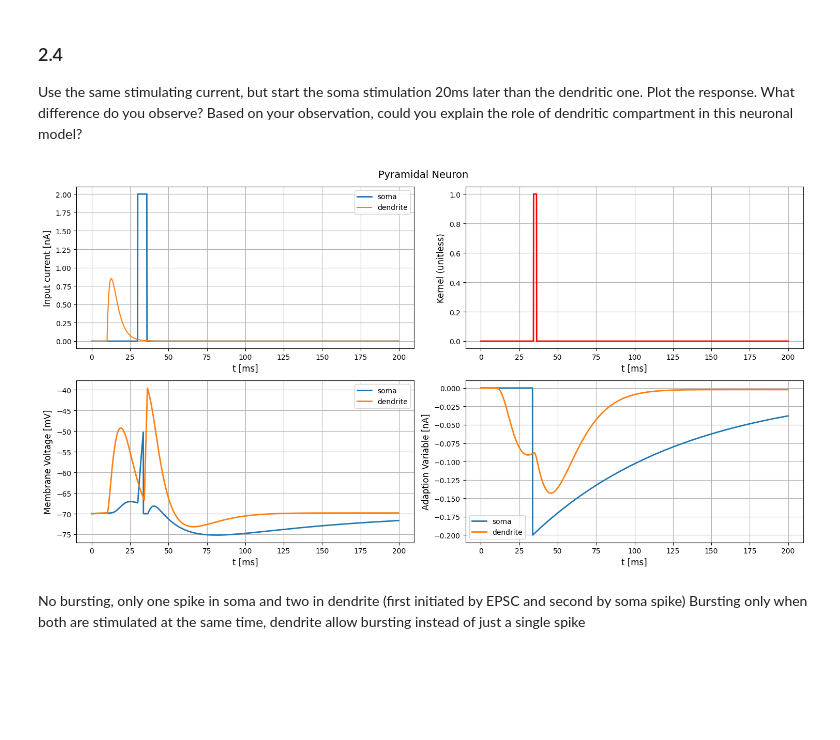
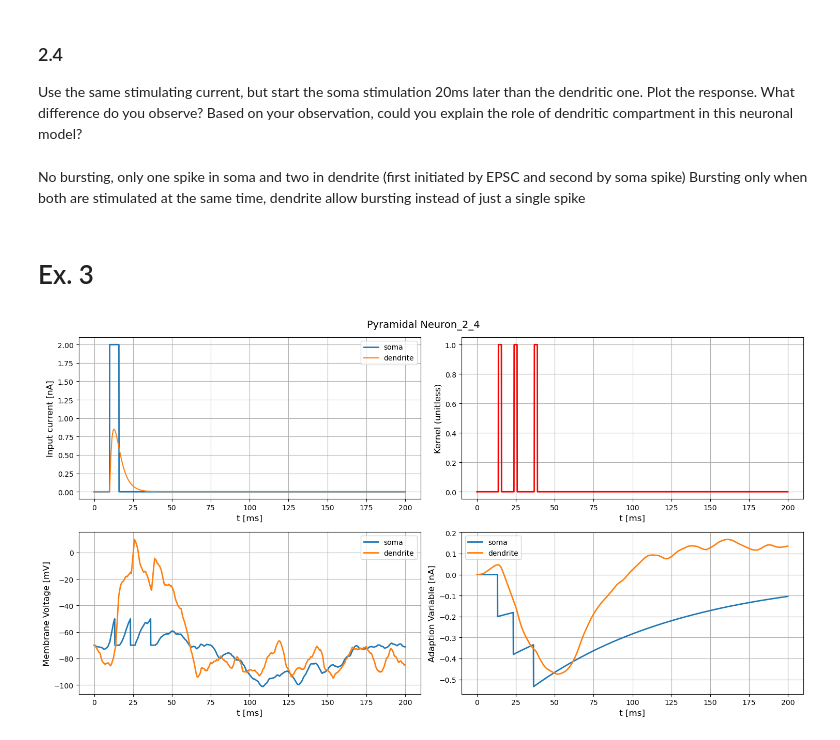
Before and after one commit to lniederhauser/neuronal_dynamics_miniproject, a Jupyter notebook: main.ipynb, the cells around one changed output. Cells and saved outputs as stored; diff of their text form; code cells hidden in the pictures; blank space fills up the shorter version.

Commit message:
implemented noise

```diff
--- a/main.ipynb
+++ b/main.ipynb
@@ -252,9 +217,48 @@ Use the same stimulating current, but start the soma stimulation 20ms later than
 # %%
 current_soma = input_factory.get_step_current(t_start=30, t_end=35, unit_time=b2.ms, amplitude=2 * b2.nA)
 state_monitor = simulate_pyramidal_neuron(tau_s = TAU_s, tau_d = TAU_d, C_s = C_s, C_d = C_d, v_rest = E_L, b= b_w_s, v_spike = E_th, tau_w_s = TAU_w_s, tau_w_d = TAU_w_d, I_s = current_soma, I_d = current_dendrite, a = a_w_d, E_d = E_d, D_d = D_d, g_d = g_d, g_s = g_s, c_d = c_d,T_refractory = T_ref)
-plot_pyramidal(state_monitor, current_s=current_soma, current_d=current_dendrite, title="Pyramidal Neuron", savefig=False)
+plot_pyramidal(state_monitor, current_s=current_soma, current_d=current_dendrite, title="Pyramidal Neuron_2_4", savefig=True)
-# %% [output]
-[figure, removed]
 # %% [markdown]
 No bursting, only one spike in soma and two in dendrite (first initiated by EPSC and second by soma spike)
 Bursting only when both are stimulated at the same time, dendrite allow bursting instead of just a single spike
+# %% [markdown]
+# Ex. 3
+# %%
+# defining global constants
+E_L = -70 * b2.mV # resting membrane potential
+# defining constants for soma
+TAU_s = 16 * b2.ms # somatic membrane time scale
+TAU_w_s = 100 * b2.ms # somatic adaptation time scale
+C_s = 370 * b2.pF # somatic membrane capacitance
+E_th = -50 * b2.mV # spike threshold
+b_w_s = -200 * b2.pA # used to update w after spike event
+T_ref = 3*b2.ms # refractory period
+
+# defining dendritic constants
+TAU_d = 8 * b2.ms # dendritic membrane time scale
+TAU_w_d = 30 * b2.ms # dendritic adaptation time scale
+C_d = 170 * b2.pF # dendritic membrane capacitance
+E_d = -38 * b2.mV
+D_d = 6 * b2.mV
+a_w_d = -13 * b2.nS
+g_d = 1200 * b2.pA
+g_s = 1300 * b2.pA
+c_d = 2600 * b2.pA
+
+# Defining noise constants
+mu_s = 70 * b2.pA
+mu_d = -270 * b2.pA
+TAU_ou = 2 * b2.ms
+sigma_ou = 450 * b2.pA
+# %%
+current_soma = input_factory.get_step_current(t_start=10, t_end=15, unit_time=b2.ms, amplitude=2 * b2.nA)
+current_dendrite = get_EPSC_current(t_start=100, t_end=400, unit_time=0.1 * b2.ms, amplitude=3.4 * b2.nA, tau=4 * b2.ms)
+# %%
+state_monitor = simulate_pyramidal_neuron_noisy(tau_s = TAU_s, tau_d = TAU_d, tau_ou = TAU_ou, mu_s = mu_s, mu_d = mu_d, sigma_ou = sigma_ou,
+                                C_s = C_s, C_d = C_d, v_rest = E_L, b= b_w_s, v_spike = E_th, tau_w_s = TAU_w_s, tau_w_d = TAU_w_d,
+                                I_s_ext = current_soma, I_d_ext = current_dendrite, a = a_w_d, E_d = E_d, D_d = D_d, g_d = g_d, g_s = g_s, c_d = c_d,T_refractory = T_ref
+                                nb_neurons = 1)
+
+plot_pyramidal(state_monitor, current_s=current_soma, current_d=current_dendrite, title="Pyramidal Neuron_2_4", savefig=True)
+# %% [output]
+[figure, added]
```
Also changed, not shown: parts of 19 cells of this notebook, 1 other file.
